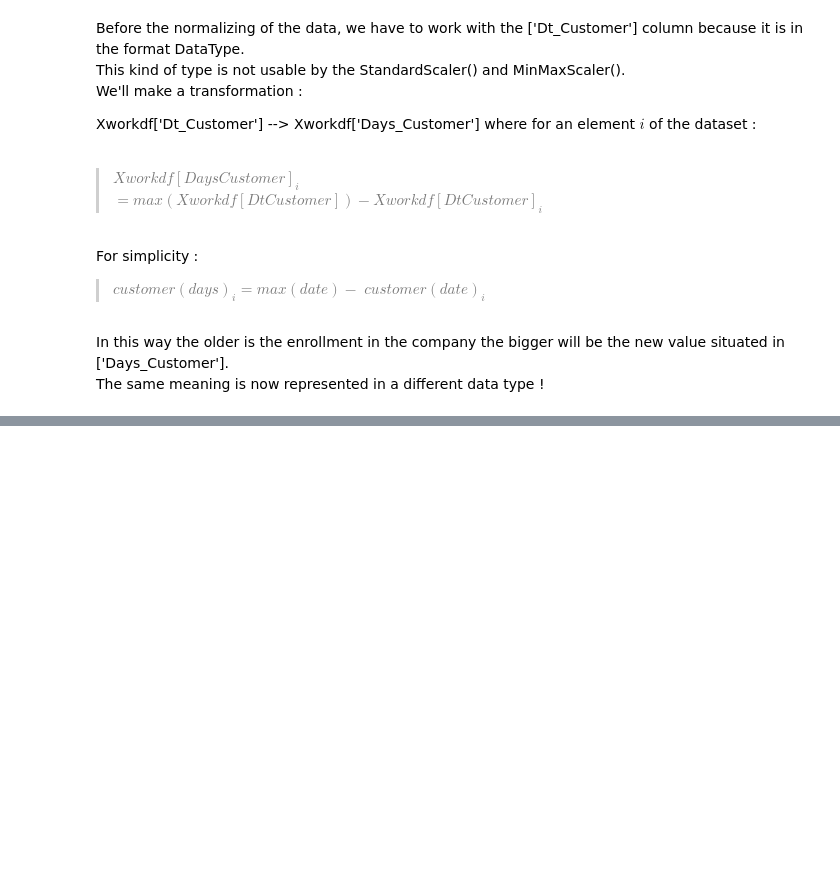
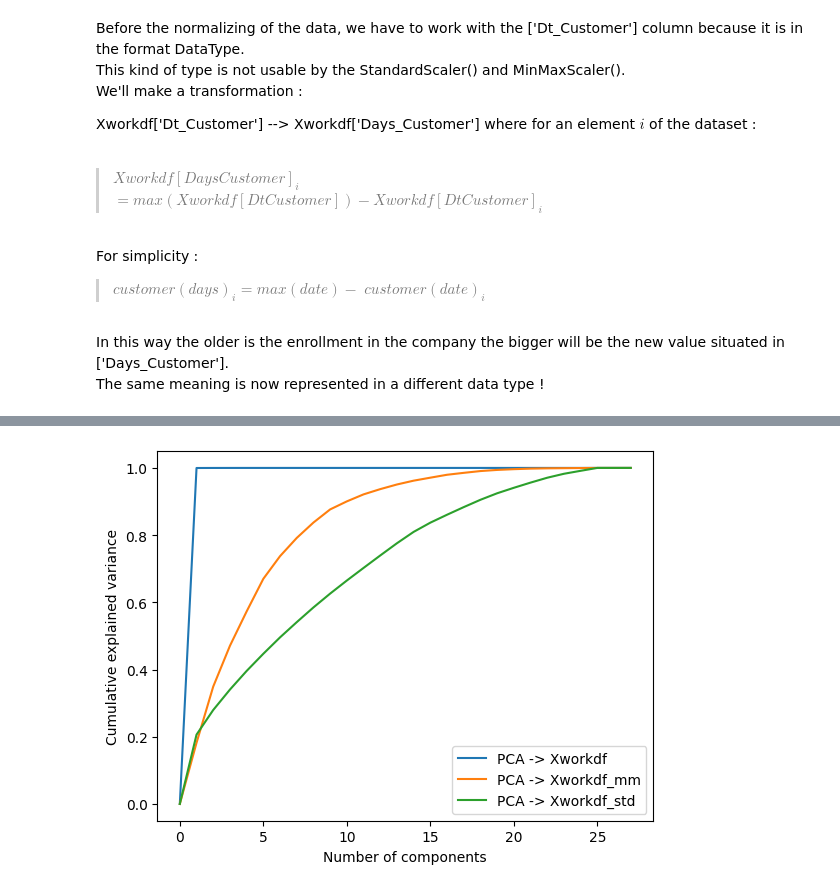
Before and after one commit to dudushi/NAS_for_TVWW, a Jupyter notebook: HM1.ipynb, the cells around one changed output, grey strips where cells are left out. Cells and saved outputs as stored; diff of their text form; code cells hidden in the pictures; blank space fills up the shorter version.

```diff
--- a/HM1.ipynb
+++ b/HM1.ipynb
@@ -372,0 +445,27 @@ Xworkdf_mm = pd.DataFrame(Xworkdf_mm, columns = Xworkdf.columns)
+# %%
+pca = PCA()
+Xworkdf_pca = pca.fit_transform(Xworkdf)
+
+pca_mm = PCA()
+Xworkdf_mm_pca = pca_mm.fit_transform(Xworkdf_mm)
+
+pca_std = PCA()
+Xworkdf_std_pca = pca_std.fit_transform(Xworkdf_std)
+
+plt.close('all')
+
+#x_values = np.arange(len(pca.explained_variance_ratio_.cumsum()))
+
+# np.insert(array,0,0) needs to insert a 0 in the first value of the cumsum().
+# in this way make the plot passing trough the 0.
+plt.plot(np.insert(pca.explained_variance_ratio_.cumsum(),0,0),label='PCA -> Xworkdf')
+plt.plot(np.insert(pca_mm.explained_variance_ratio_.cumsum(),0,0), label = 'PCA -> Xworkdf_mm')
+plt.plot(np.insert(pca_std.explained_variance_ratio_.cumsum(),0,0), label = 'PCA -> Xworkdf_std')
+
+plt.ylabel('Cumulative explained variance')
+plt.xlabel('Number of components')
+plt.legend()
+#plt.xticks(x_values)
+plt.show()
+# %% [output]
+[figure, added]
```
Also changed, not shown: parts of 20 cells of this notebook.
